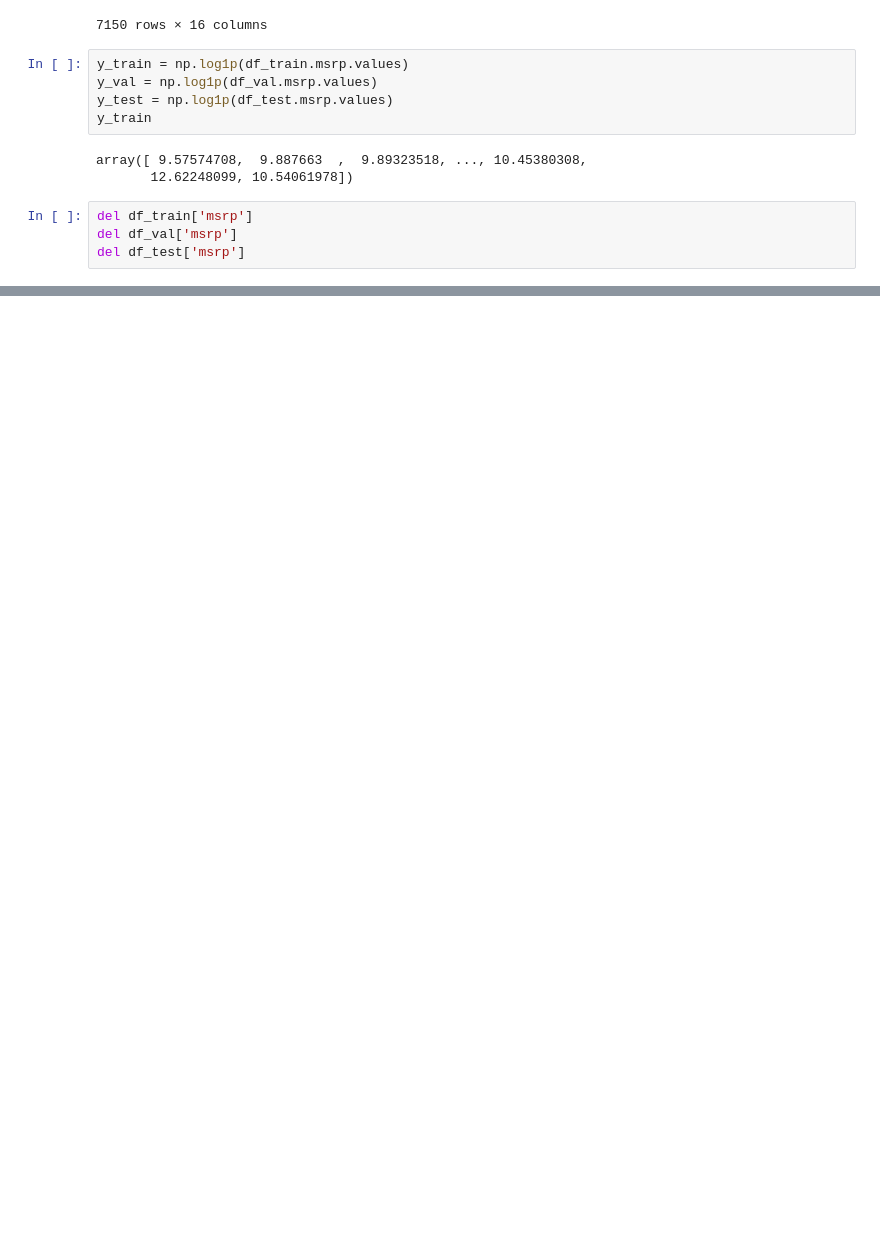
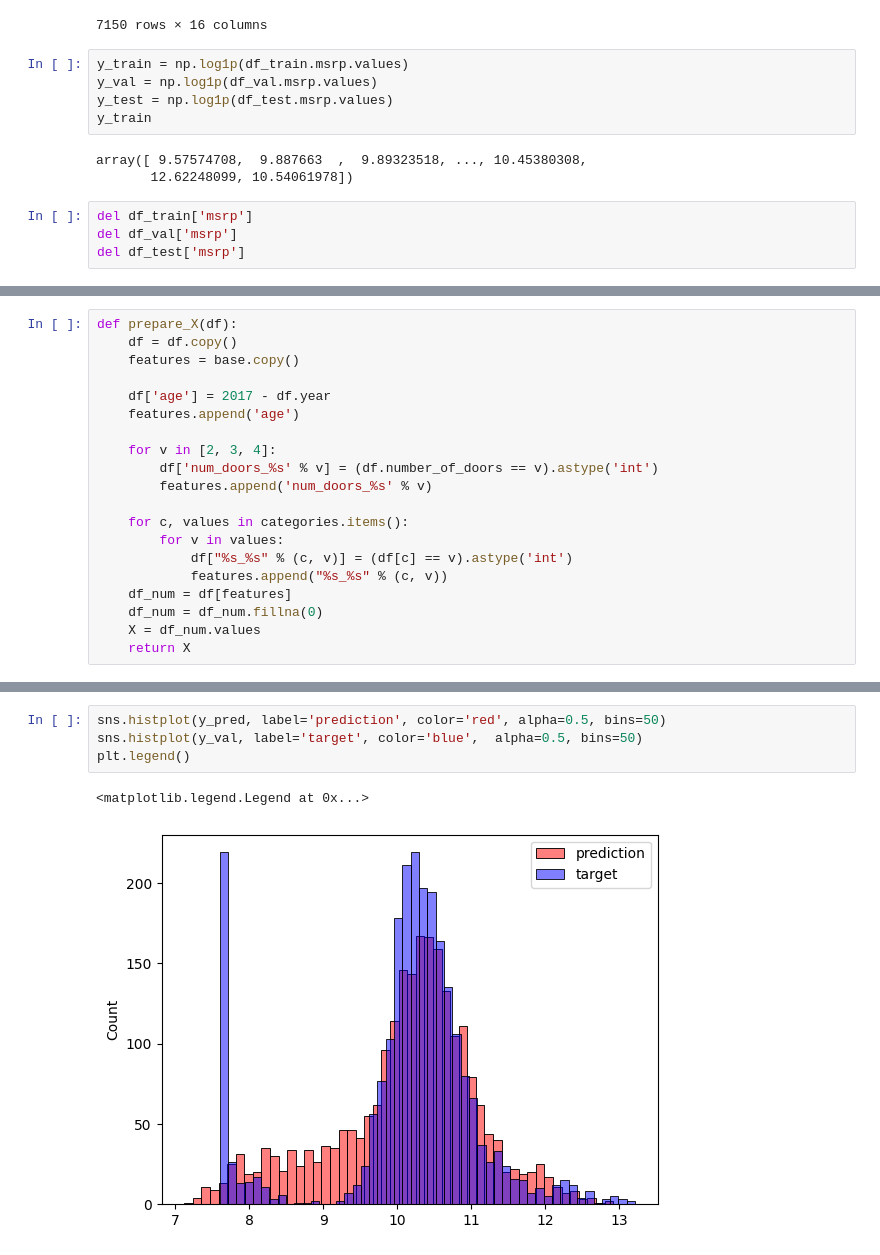
Before and after one commit to Budad22/Machine-Learning_homework, a Jupyter notebook: 02/02.ipynb, the cells around one changed output, grey strips where cells are left out. Saved outputs shown, nothing was run; the diff lists cells and outputs as text; blank space fills up the shorter version.

```diff
--- a/02/02.ipynb
+++ b/02/02.ipynb
@@ -158,0 +206,20 @@ del df_test['msrp']
+# %%
+def prepare_X(df):
+    df = df.copy()
+    features = base.copy()
+
+    df['age'] = 2017 - df.year
+    features.append('age')
+
+    for v in [2, 3, 4]:
+        df['num_doors_%s' % v] = (df.number_of_doors == v).astype('int')
+        features.append('num_doors_%s' % v)
+
+    for c, values in categories.items():
+        for v in values:
+            df["%s_%s" % (c, v)] = (df[c] == v).astype('int')
+            features.append("%s_%s" % (c, v))
+    df_num = df[features]
+    df_num = df_num.fillna(0)
+    X = df_num.values
+    return X
@@ -158,0 +236,7 @@ del df_test['msrp']
+# %%
+sns.histplot(y_pred, label='prediction', color='red', alpha=0.5, bins=50)
+sns.histplot(y_val, label='target', color='blue',  alpha=0.5, bins=50)
+plt.legend()
+# %% [output]
+<matplotlib.legend.Legend at 0x...>
+[figure, added]
```
Also changed, not shown: parts of 11 cells of this notebook, 1 other file.
